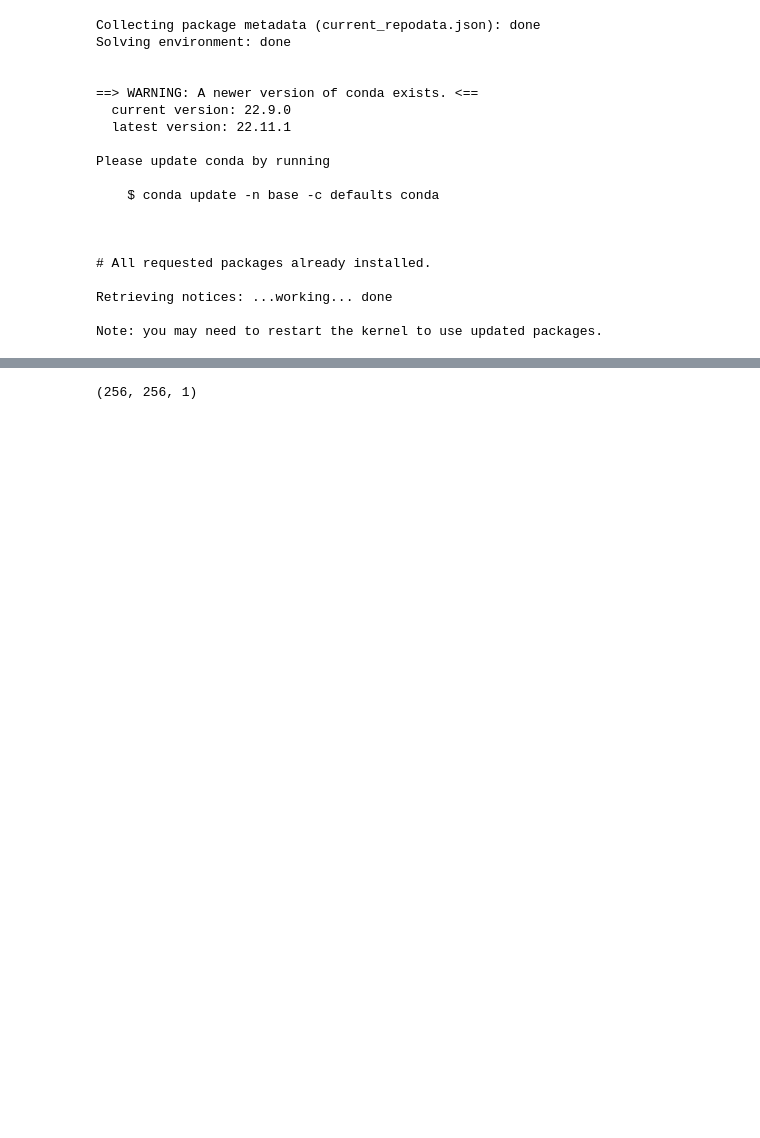
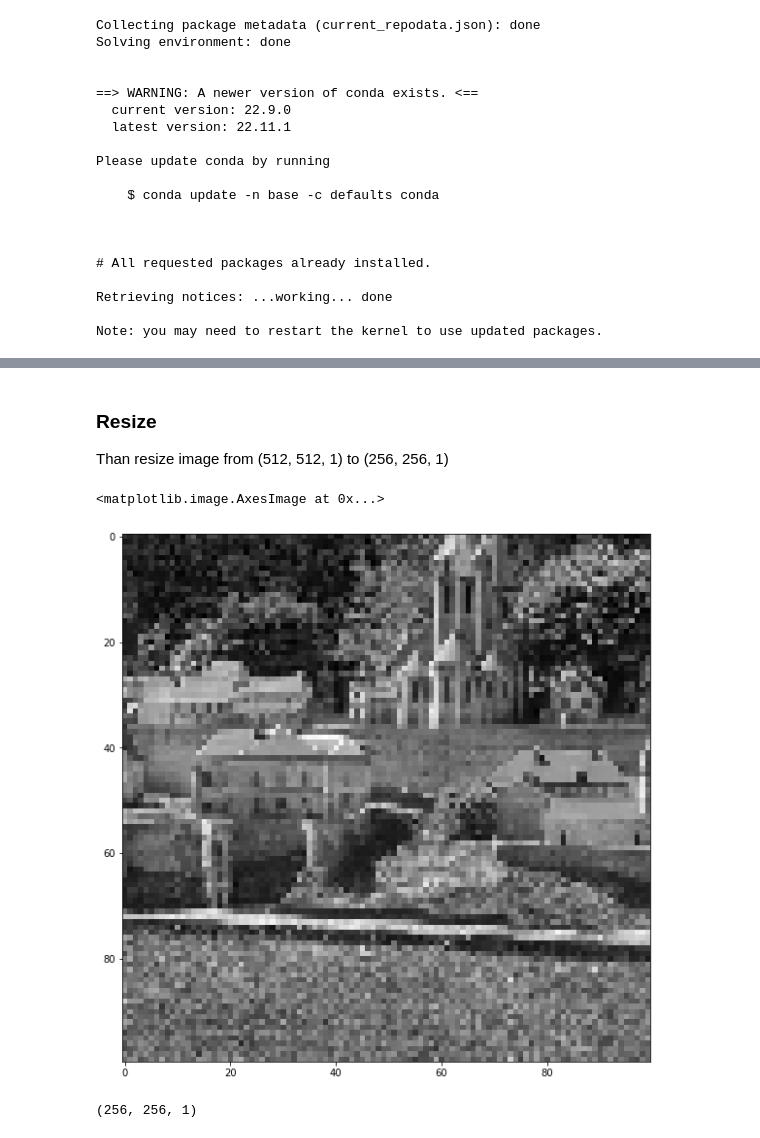
Before and after one commit to stefan-esquivel/SteganoClassifier, a Jupyter notebook: src/preprocessing/process_data_100.ipynb, the cells around one changed output, grey strips where cells are left out. Cells and saved outputs as stored; diff of their text form; code cells hidden in the pictures; blank space fills up the shorter version.

```diff
--- a/src/preprocessing/process_data_100.ipynb
+++ b/src/preprocessing/process_data_100.ipynb
@@ -37,3 +67,18 @@ CATEGORIES = ['Cover', 'UERD']
+# %% [markdown]
+### Resize
+
+Than resize image from (512, 512, 1) to (256, 256, 1)
+# %%
+size = 100
+
+img_array_gray_resize = cv2.resize(img_array_gray, (size, size))
+
+
+plt.figure(figsize=(10, 10))
+plt.imshow(img_array_gray_resize, cmap='gray')
+# %% [output]
+<matplotlib.image.AxesImage at 0x...>
+[figure, added]
 # %%
 import numpy as np
 
```
Also changed, not shown: parts of 7 cells of this notebook, 1 other file.
